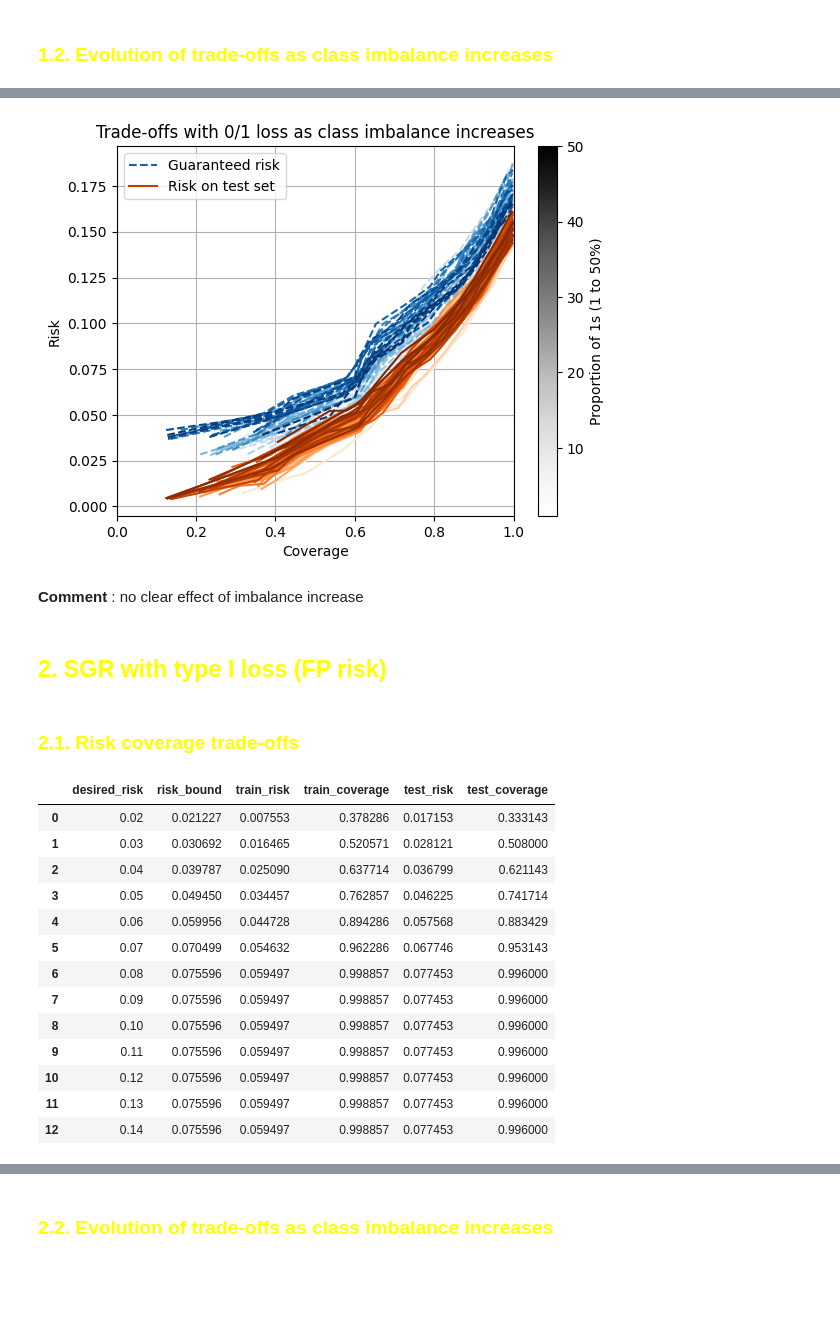
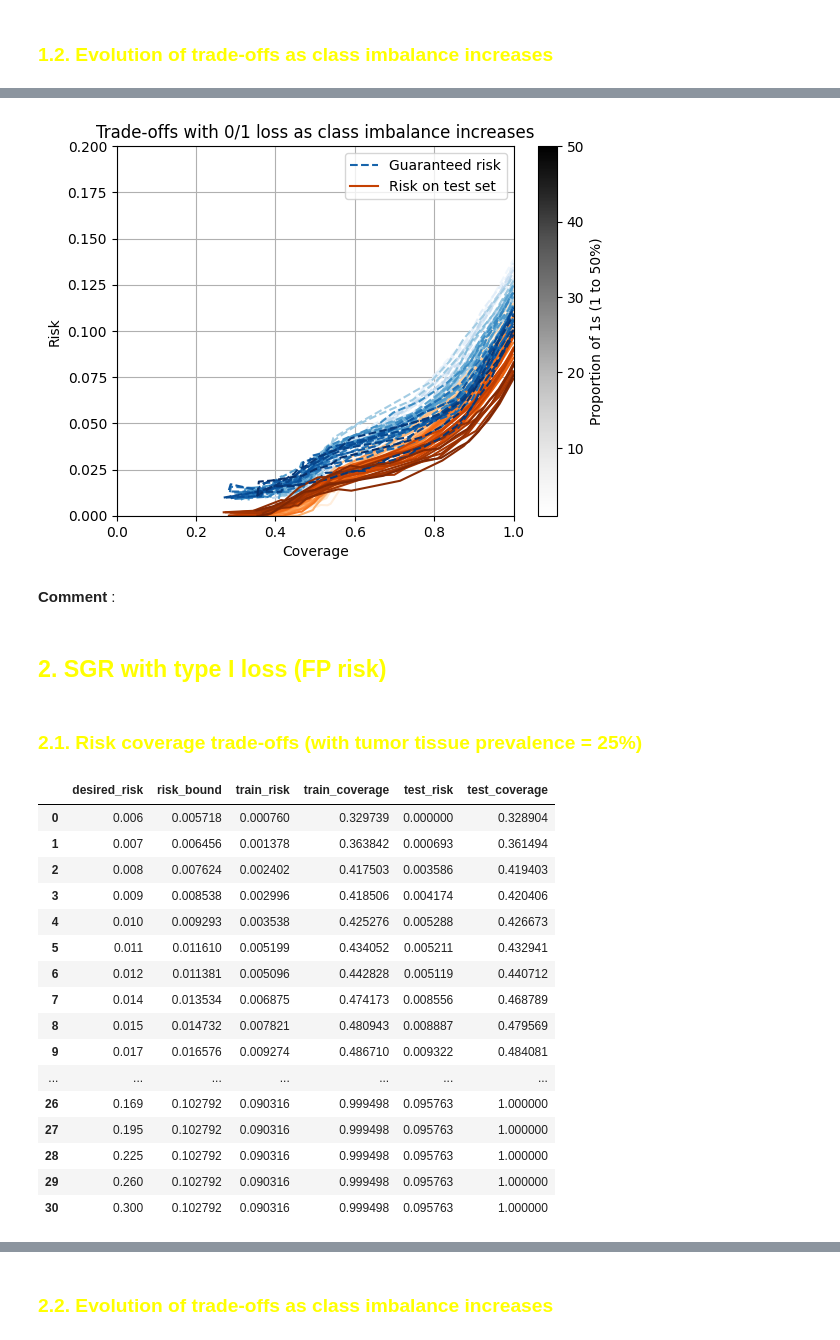
Before and after one commit to EmilienJemelen/selective-classification, a Jupyter notebook: HISTO_WSI/SGR.ipynb, the cells around one changed output, grey strips where cells are left out. Saved outputs shown, nothing was run; the diff lists cells and outputs as text; code cells hidden in the pictures; blank space fills up the shorter version.

```diff
--- a/HISTO_WSI/SGR.ipynb
+++ b/HISTO_WSI/SGR.ipynb
@@ -33,8 +36,8 @@ print("GPU Name:", torch.cuda.get_device_name(0))
 GPU Available: True
 GPU Name: NVIDIA GeForce RTX 4060
 # %%
-sgr_df = pickle.load(open('C:/Users/ejeme/Documents/python_repos/SGR/CIFAR2/sgr_set2','rb'))
+sgr_df = pickle.load(open('C:/Users/ejeme/Documents/python_repos/SGR/HISTO_WSI/sgr_set','rb'))
 sgr_df = sgr_df.sample(frac=1, random_state=42)
 print(sgr_df.shape)
-sgr_df.head() # balanced CIFAR-2 dataset
+sgr_df.head()
 # %% [output]
@@ -48,3 +51,6 @@ sgr_df.head() # balanced CIFAR-2 dataset
+# %%
+delta = 0.05
+desired_risks=[i/1000 for i in integers_log_spacing(5,300)]
 # %% [markdown]
 ## <font color = 'yellow'> 1. SGR with __0/1 loss__
 # %% [markdown]
@@ -55,7 +61,7 @@ train_set = train_set.sort_values('SR', ascending=True).reset_index(drop=True).c
 test_set = sgr_df.iloc[int(len(sgr_df)/2):]
 # %%
 results = SGR_at_risks(train_set, test_set, k = int(np.log2(train_set.shape[0])),
-                       delta=0.05, desired_risks=[i/100 for i in range(1,30)])
+                       delta=delta, desired_risks=desired_risks)
 results
 # %% [output]
 |  | desired_risk | risk_bound | train_risk | train_coverage | test_risk | test_coverage |
@@ -97,7 +103,7 @@ __Comment__ :
 # %% [markdown]
 ### <font color = 'yellow'> 1.2. Evolution of trade-offs as class imbalance increases
 # %%
-sample_size=3500
+sample_size = min(int(sgr_df.y_true.sum())*2, int((sgr_df.y_true==0).sum()))
 all_propor_dfs = pd.DataFrame()
 
 for proportion_1 in range(1,51):
@@ -106,16 +112,15 @@ for proportion_1 in range(1,51):
                                             proportion_1=proportion_1/100,
                                             sample_size=sample_size)
 
-    train_set = imbalanced_set.iloc[:int(sample_size/2)]
-    train_set = train_set.sort_values('SR', ascending=True).reset_index(drop=True).copy()
-    test_set = imbalanced_set.iloc[int(sample_size/2):]
+    train_set_ = imbalanced_set.iloc[:int(sample_size/2)]
+    train_set_ = train_set_.sort_values('SR', ascending=True).reset_index(drop=True).copy()
+    test_set_ = imbalanced_set.iloc[int(sample_size/2):]
 
-    results = SGR_at_risks(train_set, test_set, k = int(np.log2(train_set.shape[0])),
-                           delta=0.05, desired_risks=[i/100 for i in range(1,30)])
+    results = SGR_at_risks(train_set_, test_set_, k = int(np.log2(train_set_.shape[0])),
+                           delta=delta, desired_risks=desired_risks)
     results['proportion_1'] = proportion_1/100
     all_propor_dfs = pd.concat([all_propor_dfs, results]).reset_index(drop=True)
 
-
-all_propor_dfs.head()
+all_propor_dfs
 # %% [output]
 |  | desired_risk | risk_bound | train_risk | train_coverage | test_risk | test_coverage | proportion_1 |
@@ -145,59 +157,63 @@ lines_test = []
 for proportion_1 in range(1, 51):
     norm_value = proportion_1 / 50
     color_blue = cmap_blue(norm_value)
     color_orange = cmap_orange(norm_value)
 
     results = all_propor_dfs.loc[all_propor_dfs.proportion_1 == proportion_1 / 100]
 
     line1, = ax.plot(results.test_coverage, results.risk_bound, color=color_blue, linestyle='--')
     line2, = ax.plot(results.test_coverage, results.test_risk, color=color_orange)
 
     lines_guaranteed.append(line1)
     lines_test.append(line2)
 
 # Add labels just once using proxy artists
 proxy_blue = plt.Line2D([0], [0], color=cmap_blue(0.8), label='Guaranteed risk', linestyle='--')
 proxy_orange = plt.Line2D([0], [0], color=cmap_orange(0.8), label='Risk on test set')
 plt.legend(handles=[proxy_blue, proxy_orange])
 
 # Add colorbar
 cbar = fig.colorbar(sm, ax=ax)
 cbar.set_label('Proportion of 1s (1 to 50%)')
 
 # Labels and formatting
 plt.xlabel('Coverage')
 plt.ylabel('Risk')
 plt.title('Trade-offs with 0/1 loss as class imbalance increases')
 plt.grid()
 plt.xlim(0, 1)
+plt.ylim(0,0.2)
 plt.show()
 # %% [output]
-[figure, old version]
+[figure, new version]
-# %% [markdown]
-__Comment__ : no clear effect of imbalance increase
+# %% [markdown]
+__Comment__ :
 # %% [markdown]
 ## <font color = 'yellow'> 2. SGR with __type I loss (FP risk)__
 # %% [markdown]
-### <font color = 'yellow'> 2.1. Risk coverage trade-offs
+### <font color = 'yellow'> 2.1. Risk coverage trade-offs (with tumor tissue prevalence = 25%)
 # %%
 results = SGR_at_risks(train_set, test_set, k = int(np.log2(train_set.shape[0])),
-                       delta=0.05, desired_risks=[i/100 for i in range(1,15)], loss = 'typeI')
+                       delta=delta, desired_risks=desired_risks, loss = 'typeI')
 results
 # %% [output]
 |  | desired_risk | risk_bound | train_risk | train_coverage | test_risk | test_coverage |
-| 0 | 0.02 | 0.021227 | 0.007553 | 0.378286 | 0.017153 | 0.333143 |
-| 1 | 0.03 | 0.030692 | 0.016465 | 0.520571 | 0.028121 | 0.508000 |
-| 2 | 0.04 | 0.039787 | 0.025090 | 0.637714 | 0.036799 | 0.621143 |
-| 3 | 0.05 | 0.049450 | 0.034457 | 0.762857 | 0.046225 | 0.741714 |
-| 4 | 0.06 | 0.059956 | 0.044728 | 0.894286 | 0.057568 | 0.883429 |
-| 5 | 0.07 | 0.070499 | 0.054632 | 0.962286 | 0.067746 | 0.953143 |
-| 6 | 0.08 | 0.075596 | 0.059497 | 0.998857 | 0.077453 | 0.996000 |
-| 7 | 0.09 | 0.075596 | 0.059497 | 0.998857 | 0.077453 | 0.996000 |
-| 8 | 0.10 | 0.075596 | 0.059497 | 0.998857 | 0.077453 | 0.996000 |
-| 9 | 0.11 | 0.075596 | 0.059497 | 0.998857 | 0.077453 | 0.996000 |
-| 10 | 0.12 | 0.075596 | 0.059497 | 0.998857 | 0.077453 | 0.996000 |
-| 11 | 0.13 | 0.075596 | 0.059497 | 0.998857 | 0.077453 | 0.996000 |
-| 12 | 0.14 | 0.075596 | 0.059497 | 0.998857 | 0.077453 | 0.996000 |
+| 0 | 0.006 | 0.005718 | 0.000760 | 0.329739 | 0.000000 | 0.328904 |
+| 1 | 0.007 | 0.006456 | 0.001378 | 0.363842 | 0.000693 | 0.361494 |
+| 2 | 0.008 | 0.007624 | 0.002402 | 0.417503 | 0.003586 | 0.419403 |
+| 3 | 0.009 | 0.008538 | 0.002996 | 0.418506 | 0.004174 | 0.420406 |
+| 4 | 0.010 | 0.009293 | 0.003538 | 0.425276 | 0.005288 | 0.426673 |
+| 5 | 0.011 | 0.011610 | 0.005199 | 0.434052 | 0.005211 | 0.432941 |
+| 6 | 0.012 | 0.011381 | 0.005096 | 0.442828 | 0.005119 | 0.440712 |
+| 7 | 0.014 | 0.013534 | 0.006875 | 0.474173 | 0.008556 | 0.468789 |
+| 8 | 0.015 | 0.014732 | 0.007821 | 0.480943 | 0.008887 | 0.479569 |
+| 9 | 0.017 | 0.016576 | 0.009274 | 0.486710 | 0.009322 | 0.484081 |
+| ... | ... | ... | ... | ... | ... | ... |
+| 26 | 0.169 | 0.102792 | 0.090316 | 0.999498 | 0.095763 | 1.000000 |
+| 27 | 0.195 | 0.102792 | 0.090316 | 0.999498 | 0.095763 | 1.000000 |
+| 28 | 0.225 | 0.102792 | 0.090316 | 0.999498 | 0.095763 | 1.000000 |
+| 29 | 0.260 | 0.102792 | 0.090316 | 0.999498 | 0.095763 | 1.000000 |
+| 30 | 0.300 | 0.102792 | 0.090316 | 0.999498 | 0.095763 | 1.000000 |
 # %%
 plt.plot(results.test_coverage, results.desired_risk, label = 'Desired risk', c='red')
 plt.plot(results.test_coverage, results.risk_bound, label = 'Guaranteed risk',  linestyle='--')
```
Also changed, not shown: parts of 15 cells of this notebook, 1 other file.
